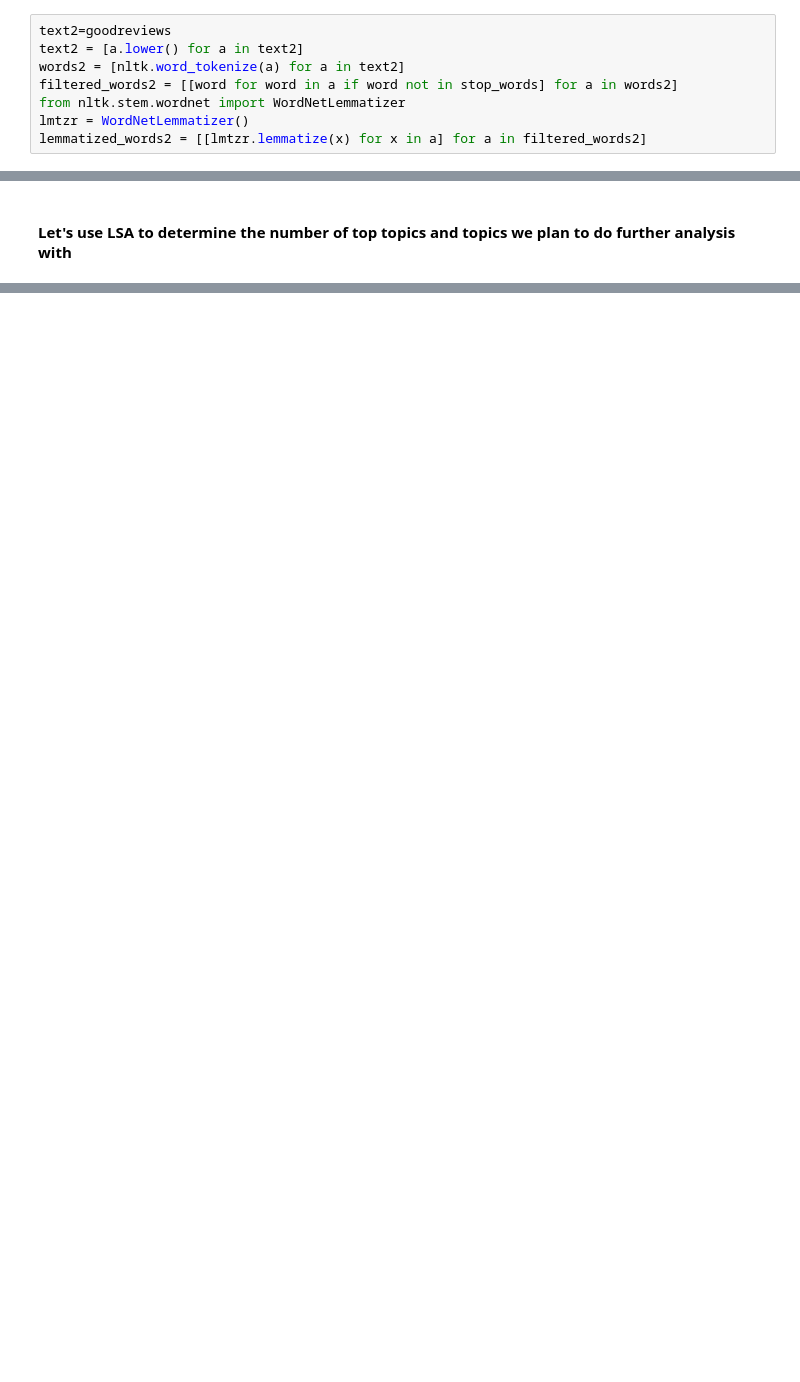
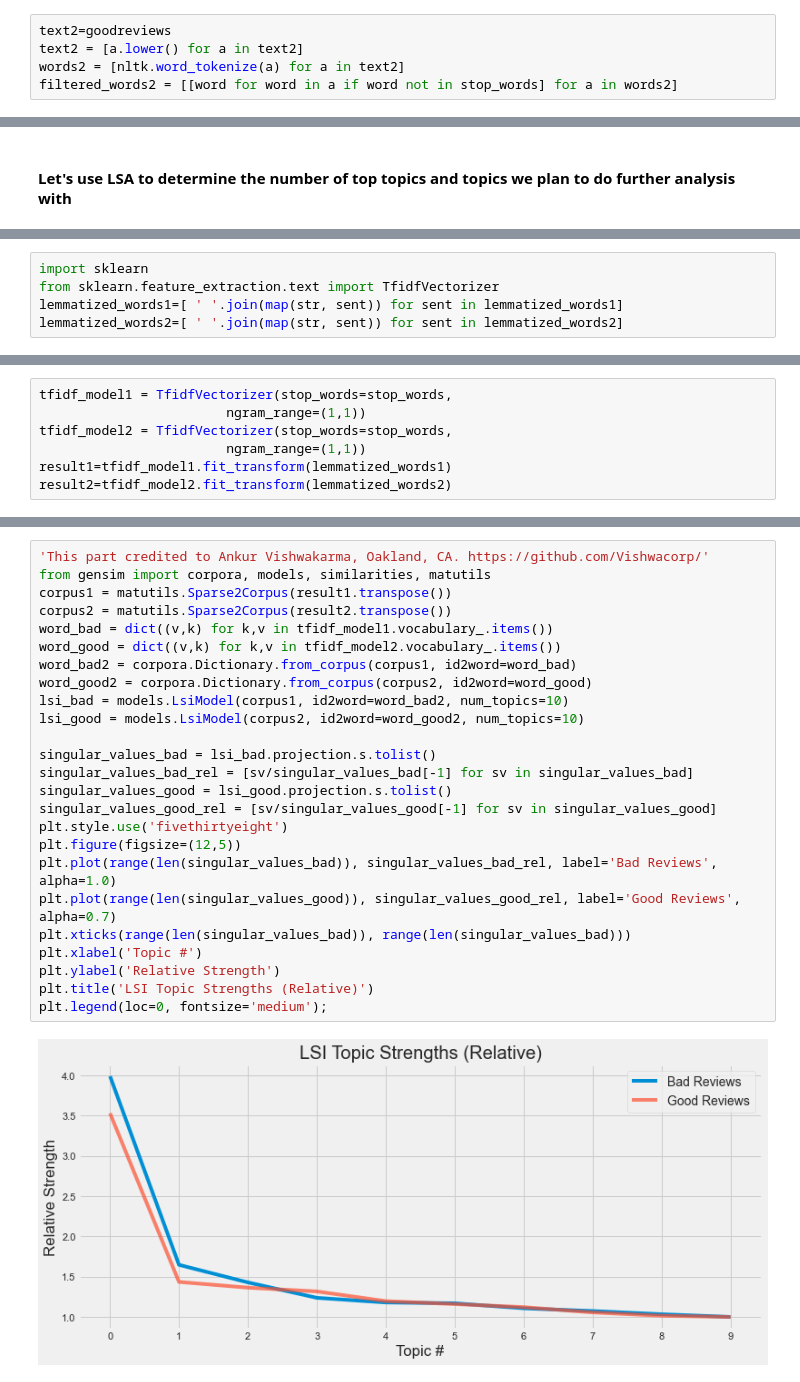
Before and after one commit to Jonquil-129/Yelp_review_analysis, a Jupyter notebook: part1_dataprocessing_LSAchoosingtopics.ipynb, the cells around one changed output, grey strips where cells are left out. Saved outputs shown, nothing was run; the diff lists cells and outputs as text; blank space fills up the shorter version.

Commit message:
Add the LSA part -- Choose the number of topics and roughly compute the topics

```diff
--- a/part1_dataprocessing_LSAchoosingtopics.ipynb
+++ b/part1_dataprocessing_LSAchoosingtopics.ipynb
@@ -154,6 +158,3 @@ text2=goodreviews
 text2 = [a.lower() for a in text2]
 words2 = [nltk.word_tokenize(a) for a in text2]
 filtered_words2 = [[word for word in a if word not in stop_words] for a in words2]
-from nltk.stem.wordnet import WordNetLemmatizer
-lmtzr = WordNetLemmatizer()
-lemmatized_words2 = [[lmtzr.lemmatize(x) for x in a] for a in filtered_words2]
@@ -163,0 +196,5 @@ from sklearn.feature_extraction.text import TfidVectorizer
+# %%
+import sklearn
+from sklearn.feature_extraction.text import TfidfVectorizer
+lemmatized_words1=[ ' '.join(map(str, sent)) for sent in lemmatized_words1]
+lemmatized_words2=[ ' '.join(map(str, sent)) for sent in lemmatized_words2]
@@ -163,0 +211,7 @@ from sklearn.feature_extraction.text import TfidVectorizer
+# %%
+tfidf_model1 = TfidfVectorizer(stop_words=stop_words,
+                        ngram_range=(1,1))
+tfidf_model2 = TfidfVectorizer(stop_words=stop_words,
+                        ngram_range=(1,1))
+result1=tfidf_model1.fit_transform(lemmatized_words1)
+result2=tfidf_model2.fit_transform(lemmatized_words2)
@@ -163,0 +265,27 @@ from sklearn.feature_extraction.text import TfidVectorizer
+# %%
+'This part credited to Ankur Vishwakarma, Oakland, CA. https://github.com/Vishwacorp/'
+from gensim import corpora, models, similarities, matutils
+corpus1 = matutils.Sparse2Corpus(result1.transpose())
+corpus2 = matutils.Sparse2Corpus(result2.transpose())
+word_bad = dict((v,k) for k,v in tfidf_model1.vocabulary_.items())
+word_good = dict((v,k) for k,v in tfidf_model2.vocabulary_.items())
+word_bad2 = corpora.Dictionary.from_corpus(corpus1, id2word=word_bad)
+word_good2 = corpora.Dictionary.from_corpus(corpus2, id2word=word_good)
+lsi_bad = models.LsiModel(corpus1, id2word=word_bad2, num_topics=10)
+lsi_good = models.LsiModel(corpus2, id2word=word_good2, num_topics=10)
+
+singular_values_bad = lsi_bad.projection.s.tolist()
+singular_values_bad_rel = [sv/singular_values_bad[-1] for sv in singular_values_bad]
+singular_values_good = lsi_good.projection.s.tolist()
+singular_values_good_rel = [sv/singular_values_good[-1] for sv in singular_values_good]
+plt.style.use('fivethirtyeight')
+plt.figure(figsize=(12,5))
+plt.plot(range(len(singular_values_bad)), singular_values_bad_rel, label='Bad Reviews', alpha=1.0)
+plt.plot(range(len(singular_values_good)), singular_values_good_rel, label='Good Reviews', alpha=0.7)
+plt.xticks(range(len(singular_values_bad)), range(len(singular_values_bad)))
+plt.xlabel('Topic #')
+plt.ylabel('Relative Strength')
+plt.title('LSI Topic Strengths (Relative)')
+plt.legend(loc=0, fontsize='medium');
+# %% [output]
+[figure, added]
```
Also changed, not shown: parts of 24 cells of this notebook.
